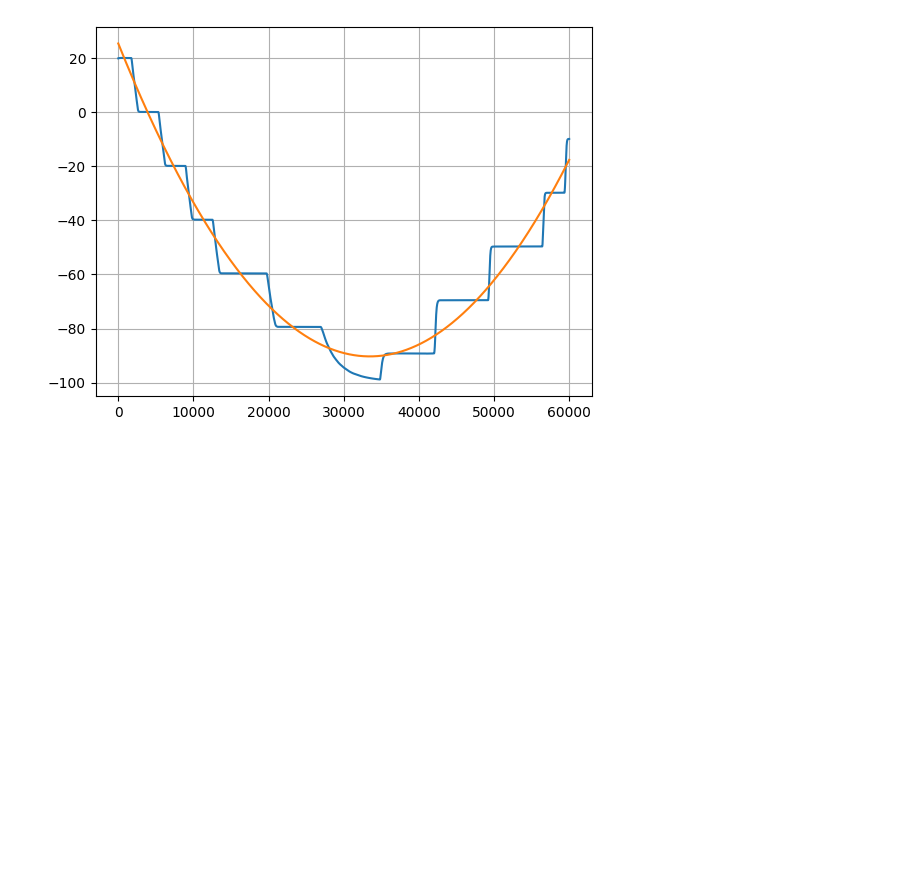
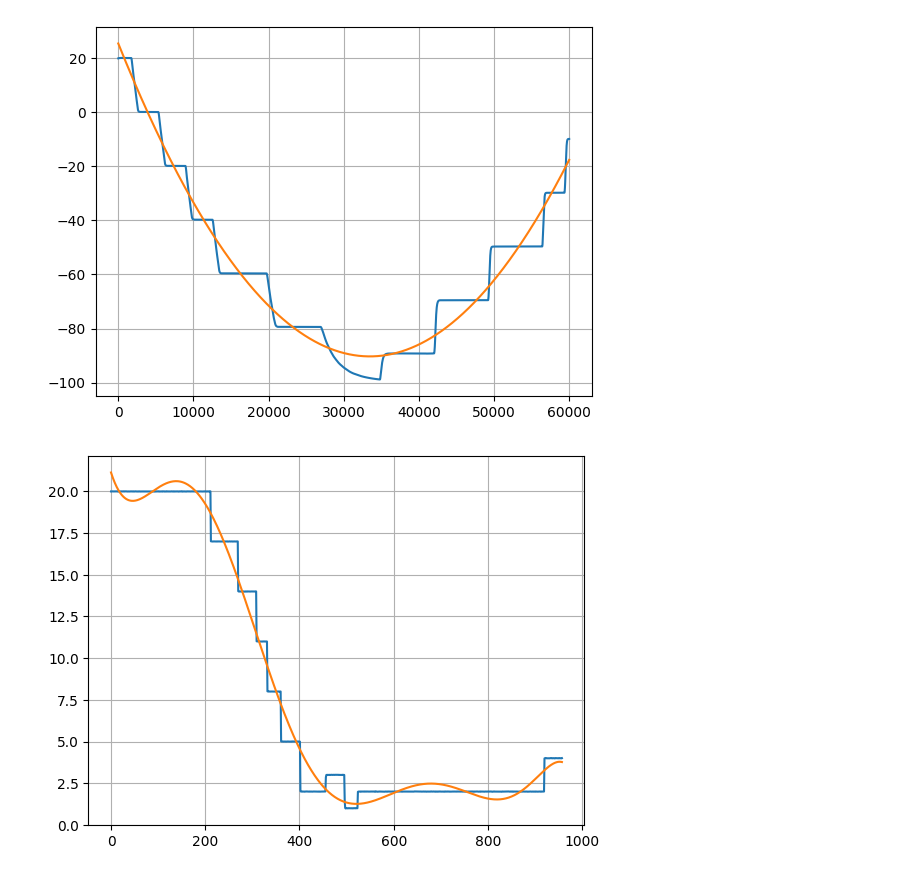
Before and after one commit to MatLD33/Projet-Info, a Jupyter notebook: lecture.ipynb, the cells around one changed output. Drawn from its saved outputs; the diff is of its cells as text; code cells hidden in the pictures; blank space fills up the shorter version.

```diff
--- a/lecture.ipynb
+++ b/lecture.ipynb
@@ -164,6 +163,17 @@ plt.grid()
 plt.show()
 # %% [output]
 [figure]
+# %%
+x,name,y = create_data("Data\debit.csv")
+plt.figure()
+plt.plot(x,y)
+p = polynomial_interpolation(x,y,8)
+z = p(x)
+plt.plot(x,z)
+plt.grid()
+plt.show()
+# %% [output]
+[figure, added]
 # %%
 def linear_interpolation(x, y):
     """Interpolate a linear function through the given points.
```
Also changed, not shown: parts of 2 cells of this notebook, 1 other file.
